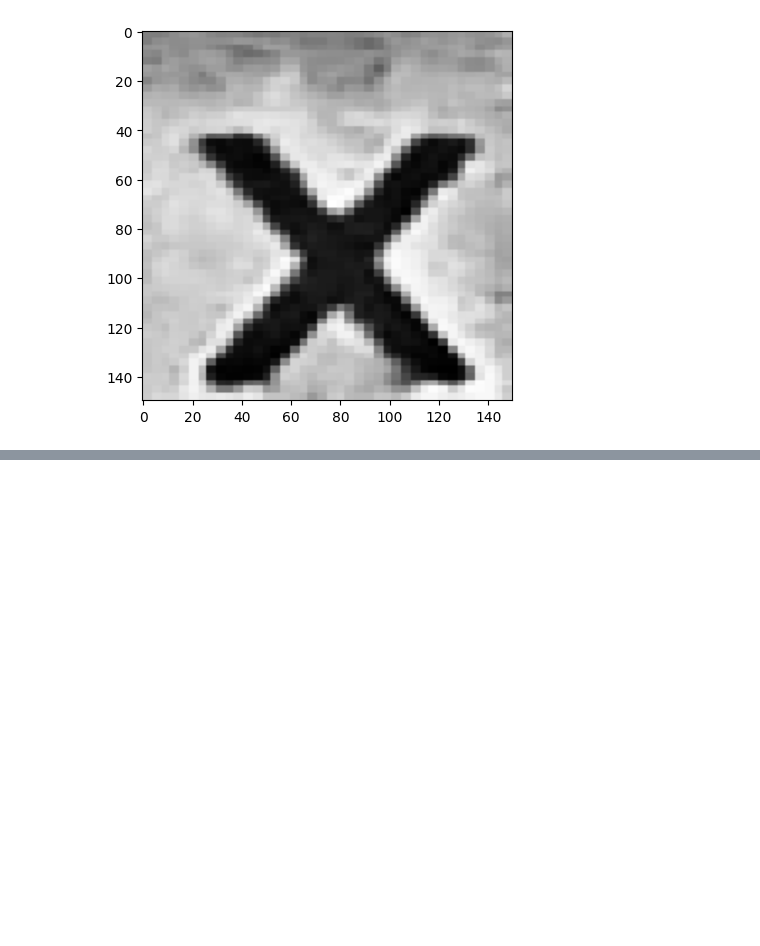
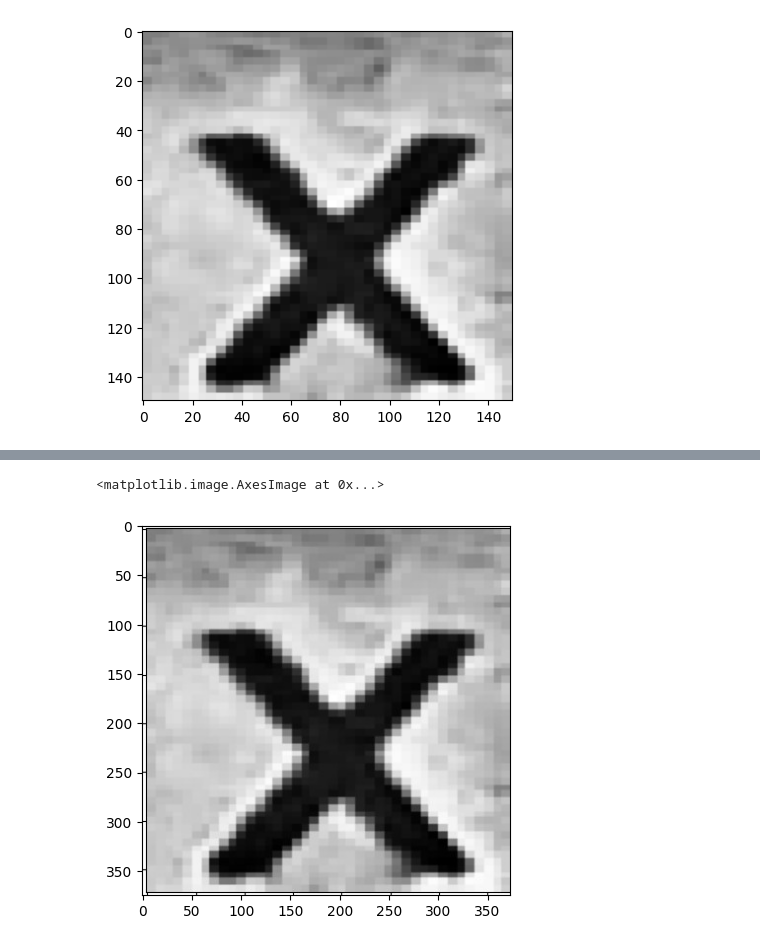
Before and after one commit to kopch02/semestr6, a Jupyter notebook: ML/semestrov/main.ipynb, the cells around one changed output, grey strips where cells are left out. Saved outputs shown, nothing was run; the diff lists cells and outputs as text; code cells hidden in the pictures; blank space fills up the shorter version.

```diff
--- a/ML/semestrov/main.ipynb
+++ b/ML/semestrov/main.ipynb
@@ -295,3 +295,35 @@ plt.imshow(img)
 plt.show()
 # %% [output]
 [figure]
+# %%
+from keras.models import load_model
+from tensorflow.keras.preprocessing import image
+import numpy as np
+import matplotlib.pyplot as plt
+from PIL import Image
+
+img_width = 150
+img_height = 150
+
+# Загрузить сохраненную модель
+model = load_model('weights.h5')
+
+# Загрузить изображение с помощью библиотеки Pillow
+img_path = 'test.jpg'
+img = image.load_img(img_path, target_size=(img_width, img_height))
+
+# Преобразовать изображение в массив numpy
+x = image.img_to_array(img)
+x = np.expand_dims(x, axis=0)
+
+# Scaling pixel values in the range 0-1
+x = x/255.0
+
+# Получить предсказание
+preds = model.predict(x)
+
+#print(preds)
+print(labels[np.argmax(preds)])
+img = Image.open(img_path)
+plt.imshow(img)
+# %% [output]
@@ -297,0 +332,2 @@ plt.show()
+<matplotlib.image.AxesImage at 0x...>
+[figure, added]
```
Also changed, not shown: parts of 1 cell of this notebook.
